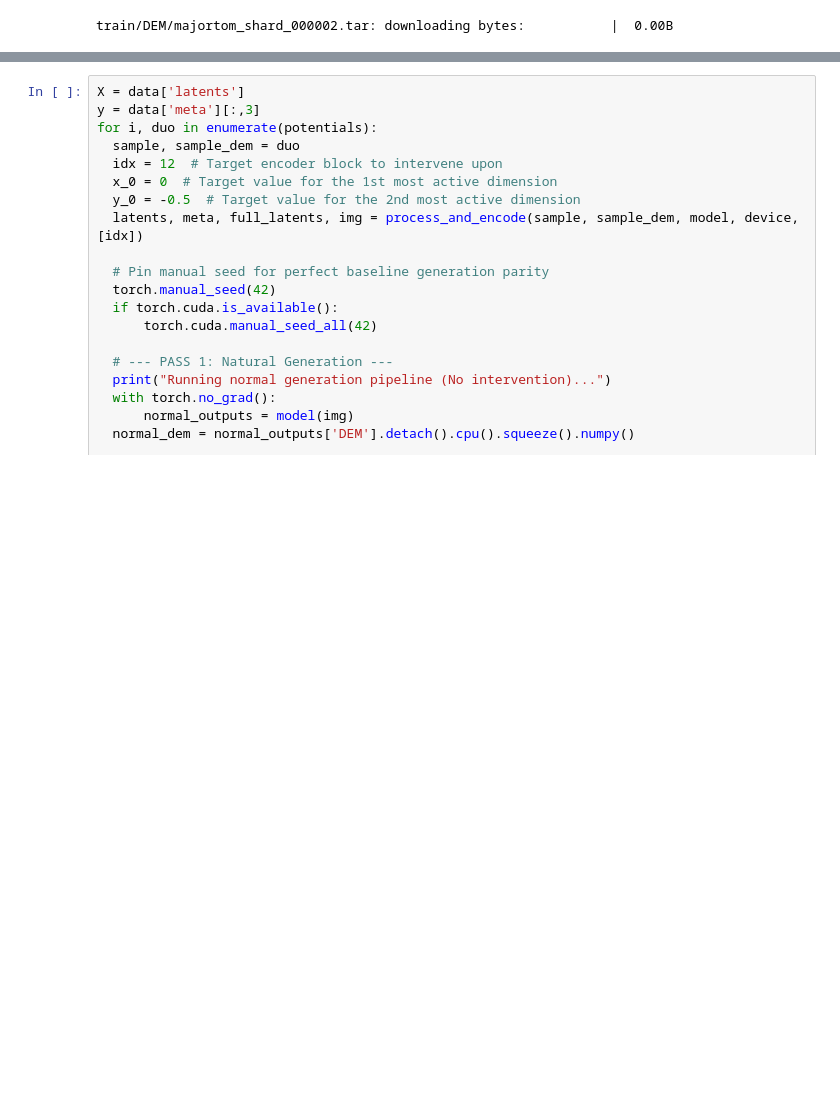
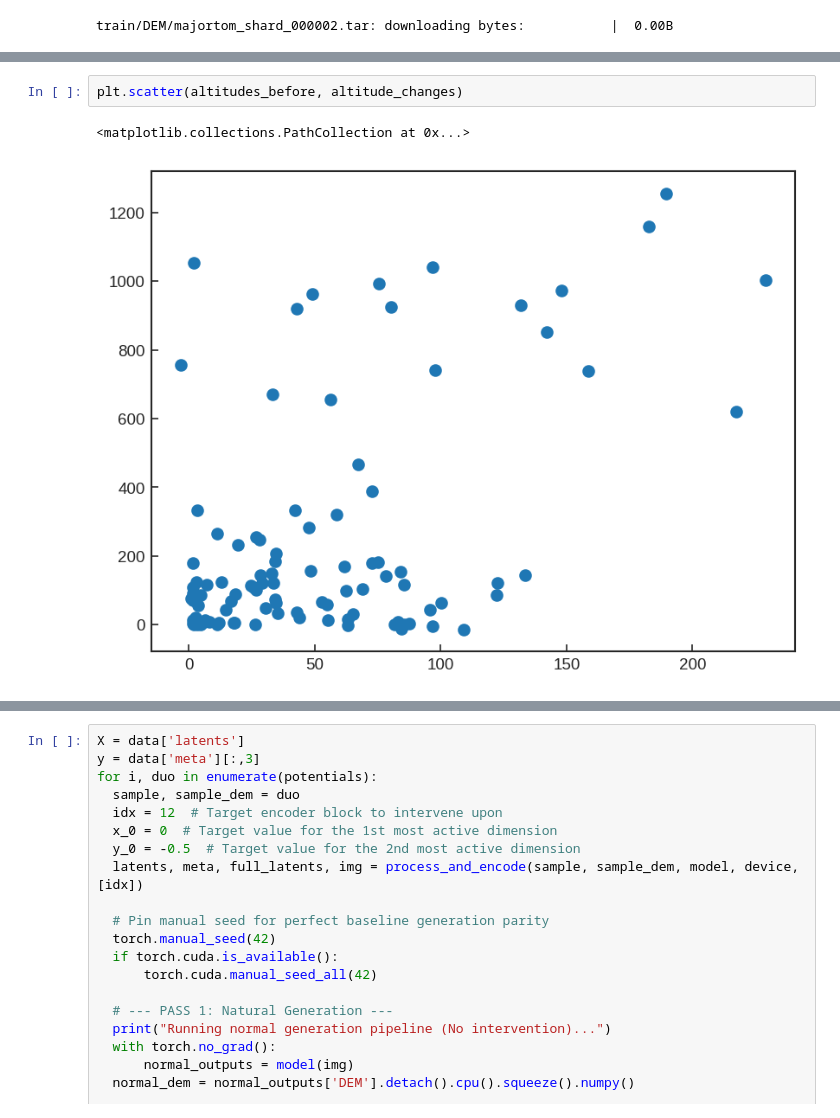
Before and after one commit to Michu1596/terramind, a Jupyter notebook: notebooks/Intervention&Shapley.ipynb, the cells around one changed output, grey strips where cells are left out. Cells and saved outputs as stored; diff of their text form; blank space fills up the shorter version.

```diff
--- a/notebooks/Intervention&Shapley.ipynb
+++ b/notebooks/Intervention&Shapley.ipynb
@@ -707,0 +788,5 @@ NameError: name 'X' is not defined
+# %%
+plt.scatter(altitudes_before, altitude_changes)
+# %% [output]
+<matplotlib.collections.PathCollection at 0x...>
+[figure, added]
```
Also changed, not shown: parts of 7 cells of this notebook.
